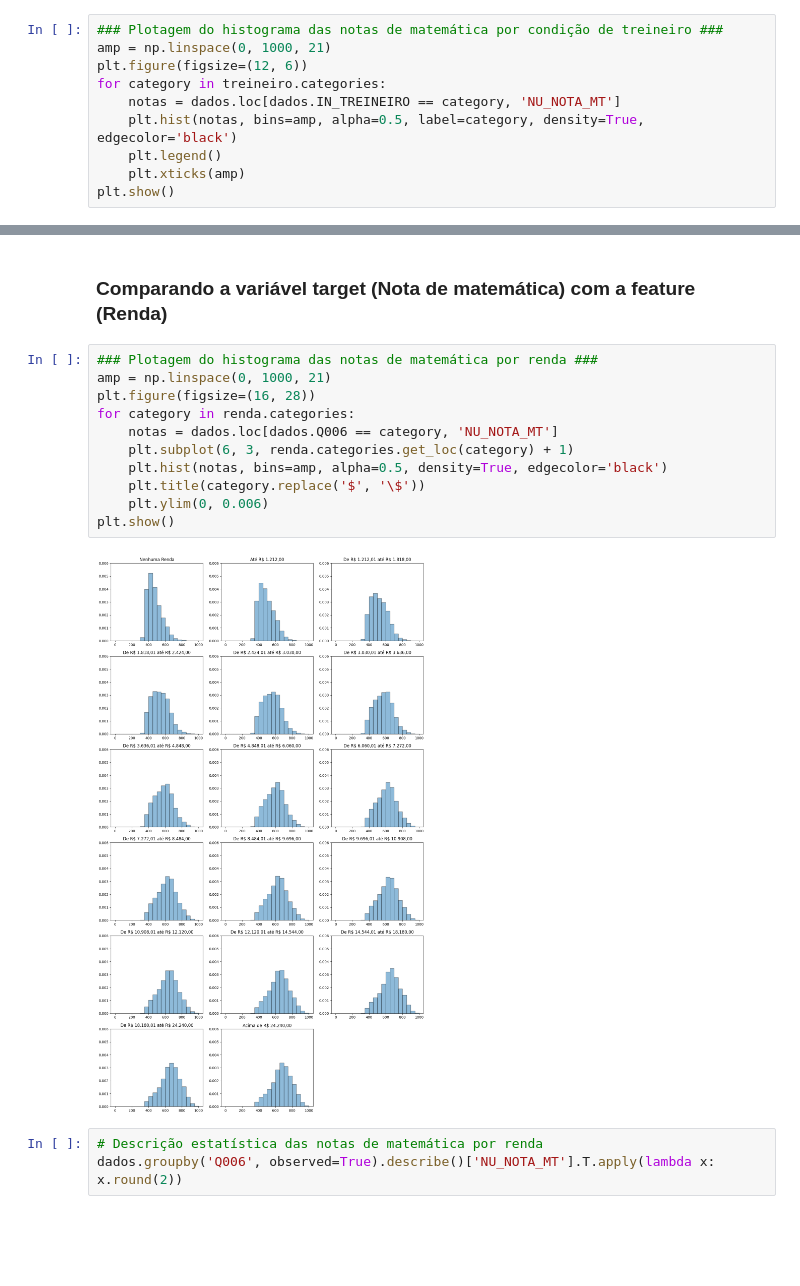
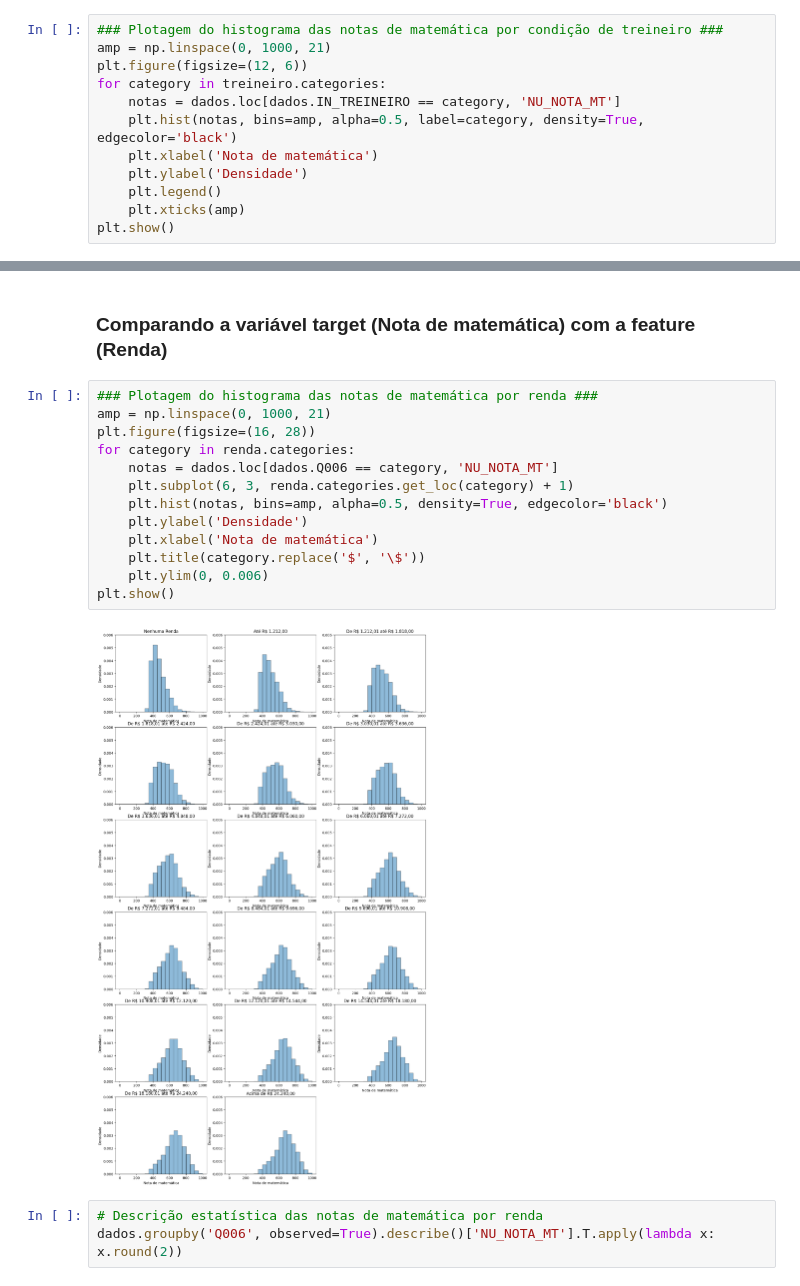
Before and after one commit to Phvr06/Proj2-Cdados, a Jupyter notebook: main.ipynb, the cells around one changed output, grey strips where cells are left out. Saved outputs shown, nothing was run; the diff lists cells and outputs as text; blank space fills up the shorter version.

```diff
--- a/main.ipynb
+++ b/main.ipynb
@@ -240,6 +240,8 @@ plt.figure(figsize=(12, 6))
 for category in treineiro.categories:
     notas = dados.loc[dados.IN_TREINEIRO == category, 'NU_NOTA_MT']
     plt.hist(notas, bins=amp, alpha=0.5, label=category, density=True, edgecolor='black')
+    plt.xlabel('Nota de matemática')
+    plt.ylabel('Densidade')
     plt.legend()
     plt.xticks(amp)
 plt.show()
@@ -269,16 +273,18 @@ Ao observar o histograma e as estatísticas descritivas dos dados é possível p
 # %%
 ### Plotagem do histograma das notas de matemática por renda ###
 amp = np.linspace(0, 1000, 21)
 plt.figure(figsize=(16, 28))
 for category in renda.categories:
     notas = dados.loc[dados.Q006 == category, 'NU_NOTA_MT']
     plt.subplot(6, 3, renda.categories.get_loc(category) + 1)
     plt.hist(notas, bins=amp, alpha=0.5, density=True, edgecolor='black')
+    plt.ylabel('Densidade')
+    plt.xlabel('Nota de matemática')
     plt.title(category.replace('$', '\$'))
     plt.ylim(0, 0.006)
 plt.show()
 # %% [output]
-[figure, old version]
+[figure, new version]
 # %%
 # Descrição estatística das notas de matemática por renda
 dados.groupby('Q006', observed=True).describe()['NU_NOTA_MT'].T.apply(lambda x: x.round(2))
```
Also changed, not shown: parts of 27 cells of this notebook.
